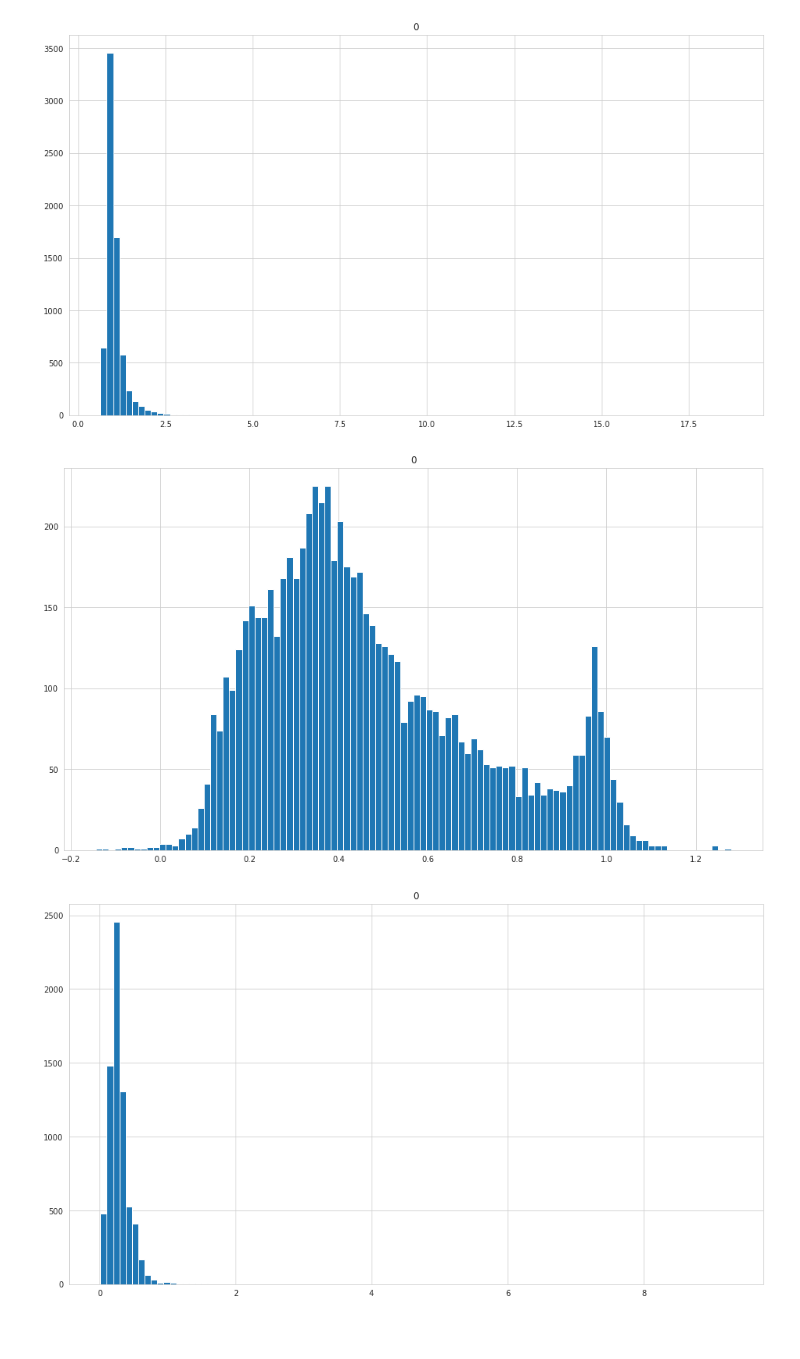
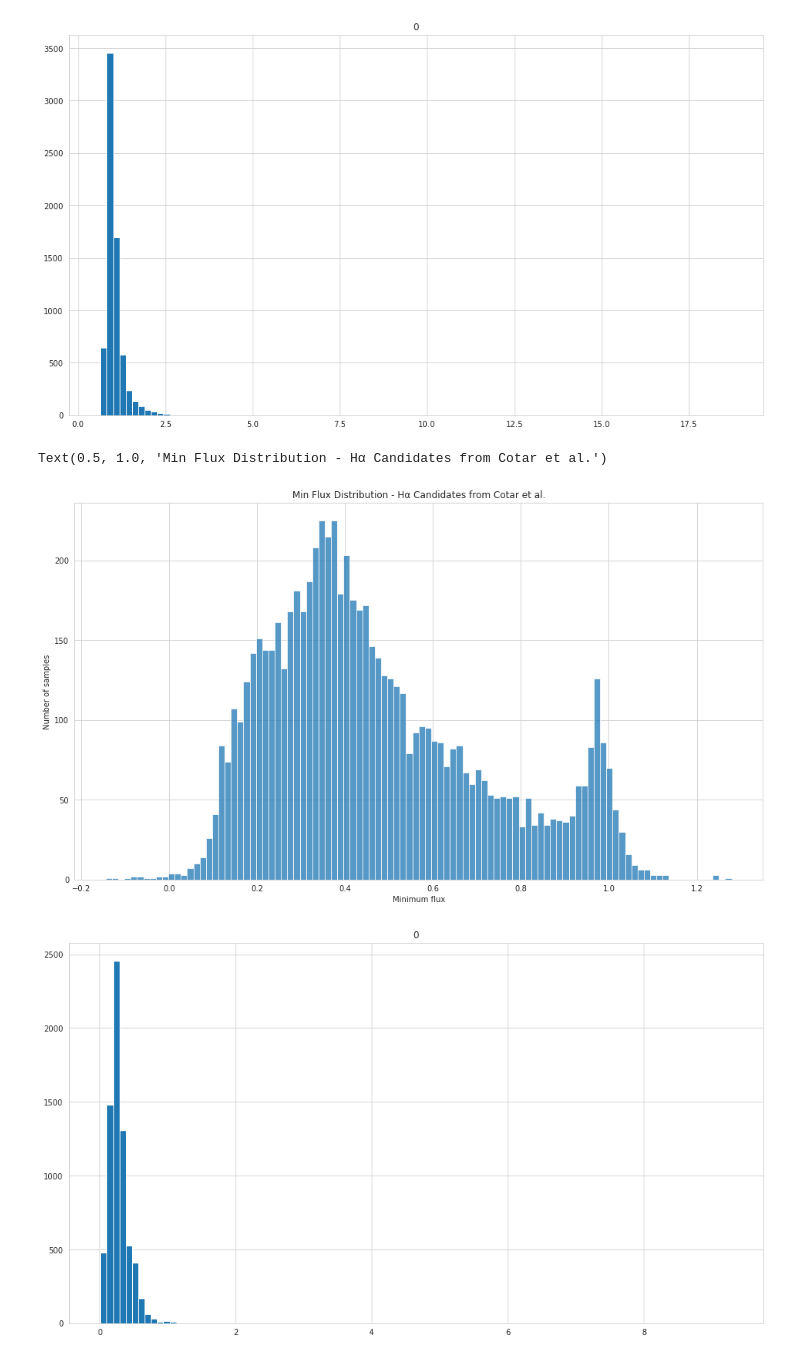
Before and after one commit to PravNJ/PCT-stars-GALAH, a Jupyter notebook: feature-engineering.ipynb, the cells around one changed output. Drawn from its saved outputs; the diff is of its cells as text; code cells hidden in the pictures; blank space fills up the shorter version.

```diff
--- a/feature-engineering.ipynb
+++ b/feature-engineering.ipynb
@@ -81,10 +81,17 @@ Length: 6977, dtype: int64
 hist_maximum = fset_cesium["maximum"].hist(bins=100)
 # %% [output]
 [figure]
-# %%
-hist_maximum = fset_cesium["minimum"].hist(bins=100)
-# %% [output]
-[figure, removed]
+# %%
+fig, ax = plt.subplots()
+ax.hist(fset_cesium["minimum"], bins=100, alpha=.75)
+ax.set_ylabel("Number of samples")
+ax.set_xlabel("Minimum flux")
+ax.set_title("Min Flux Distribution - Hα Candidates from Cotar et al.")
+
+#hist_maximum = fset_cesium["minimum"].hist(bins=100)
+# %% [output]
+Text(0.5, 1.0, 'Min Flux Distribution - Hα Candidates from Cotar et al.')
+[figure, added]
 # %%
 hist_maximum = fset_cesium["amplitude"].hist(bins=100)
 # %% [output]
```
Also changed, not shown: 2 other files.
